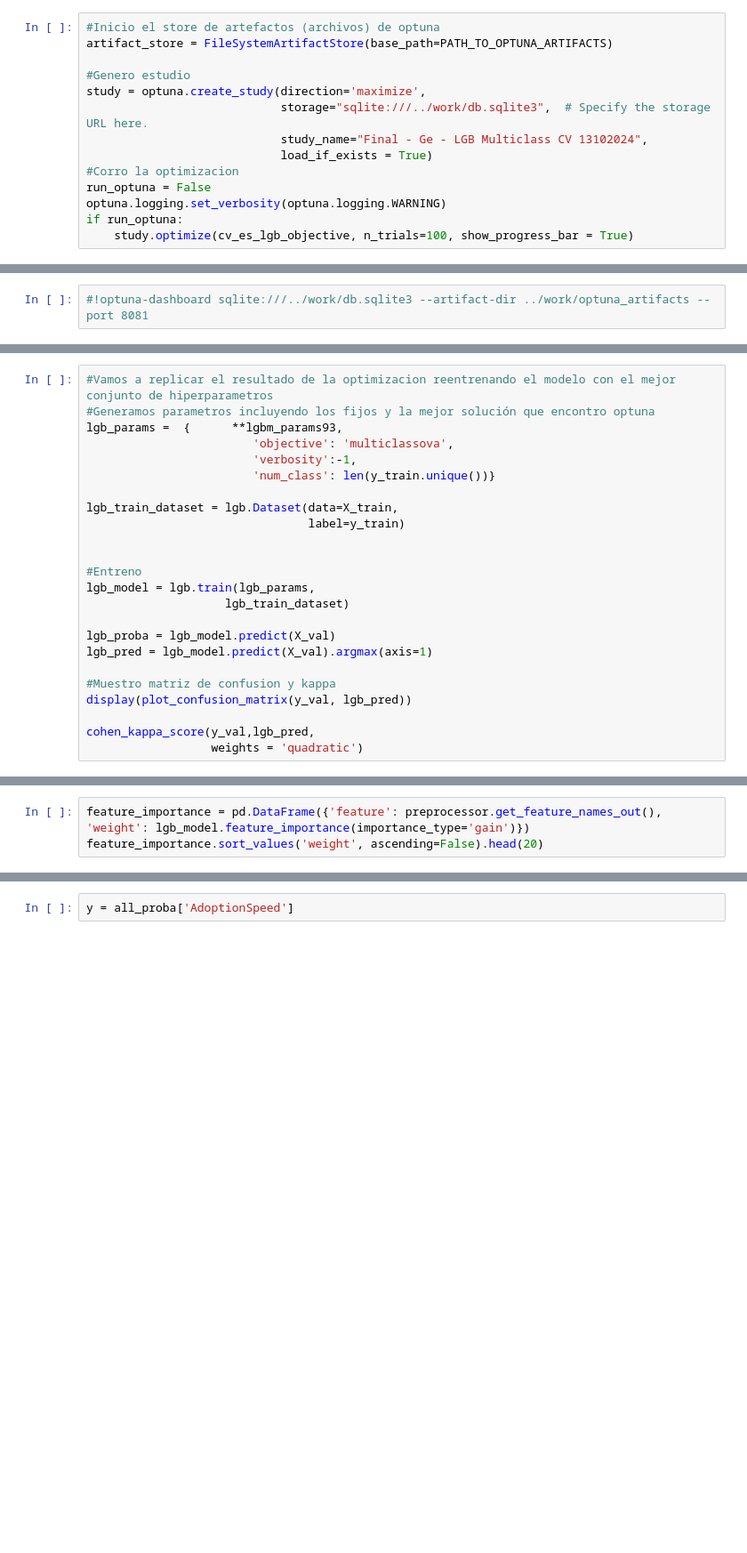
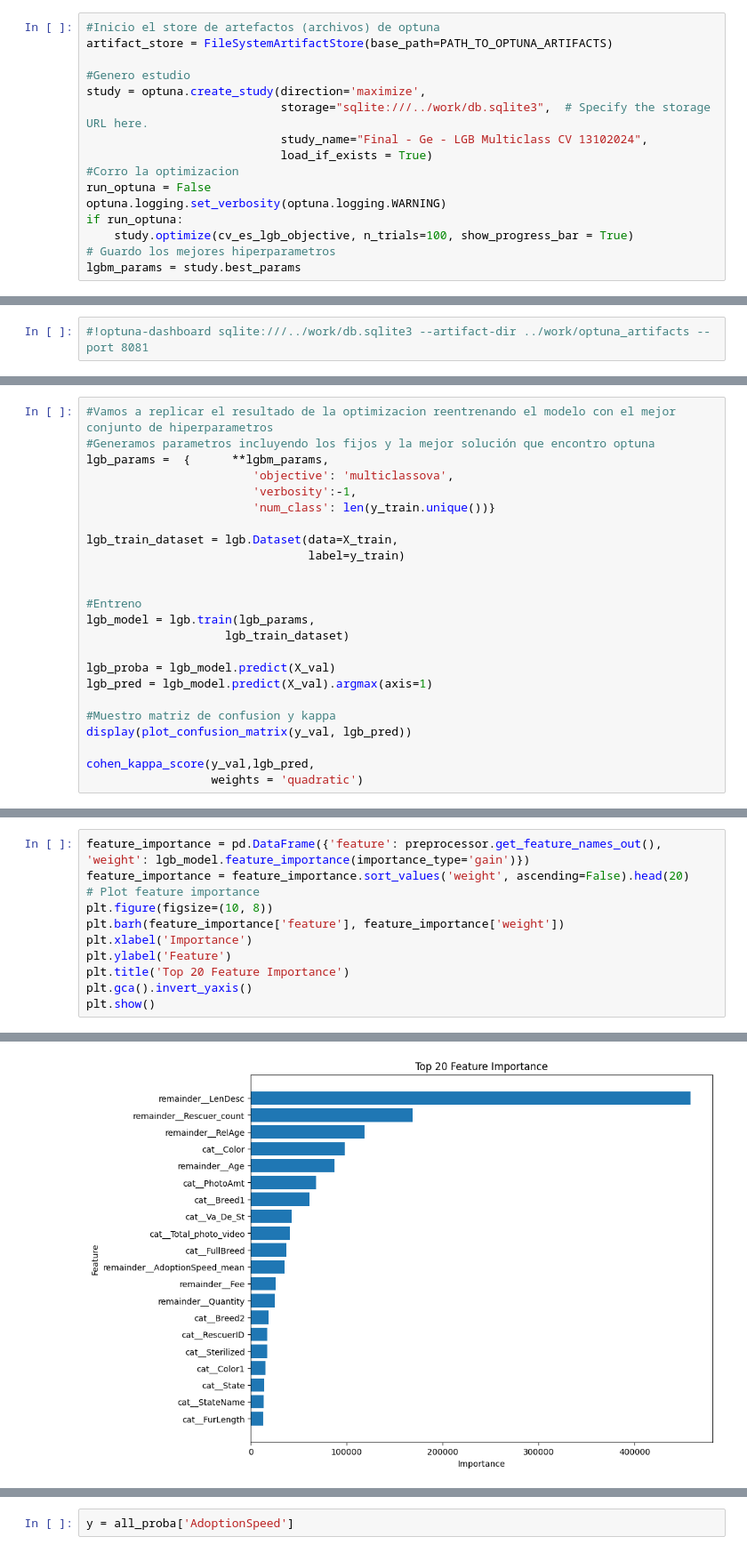
Before and after one commit to Gee1818/LaboII, a Jupyter notebook: srs/001_workflow_20240810.ipynb, the cells around one changed output, grey strips where cells are left out. Shown at 89% size. Drawn from its saved outputs; the diff is of its cells as text; blank space fills up the shorter version.

```diff
--- a/srs/001_workflow_20240810.ipynb
+++ b/srs/001_workflow_20240810.ipynb
@@ -485,3 +486,5 @@ run_optuna = False
 optuna.logging.set_verbosity(optuna.logging.WARNING)
 if run_optuna:
     study.optimize(cv_es_lgb_objective, n_trials=100, show_progress_bar = True)
+# Guardo los mejores hiperparametros
+lgbm_params = study.best_params
@@ -516,7 +514,7 @@ lgbm_params51= {'lambda_l1': 3.7948460094739213e-06, 'lambda_l2': 0.007494441896
 # %%
 #Vamos a replicar el resultado de la optimizacion reentrenando el modelo con el mejor conjunto de hiperparametros
 #Generamos parametros incluyendo los fijos y la mejor solución que encontro optuna
-lgb_params =  {      **lgbm_params93,
+lgb_params =  {      **lgbm_params,
                         'objective': 'multiclassova',
                         'verbosity':-1,
                         'num_class': len(y_train.unique())}
@@ -542,4 +540,12 @@ cohen_kappa_score(y_val,lgb_pred,
 # %%
 feature_importance = pd.DataFrame({'feature': preprocessor.get_feature_names_out(), 'weight': lgb_model.feature_importance(importance_type='gain')})
-feature_importance.sort_values('weight', ascending=False).head(20)
+feature_importance = feature_importance.sort_values('weight', ascending=False).head(20)
+# Plot feature importance
+plt.figure(figsize=(10, 8))
+plt.barh(feature_importance['feature'], feature_importance['weight'])
+plt.xlabel('Importance')
+plt.ylabel('Feature')
+plt.title('Top 20 Feature Importance')
+plt.gca().invert_yaxis()
+plt.show()
 # %% [output]
@@ -563 +552,2 @@ feature_importance.sort_values('weight', ascending=False).head(20)
+[figure, added]
 # %% [markdown]
```
Also changed, not shown: parts of 43 cells of this notebook.
